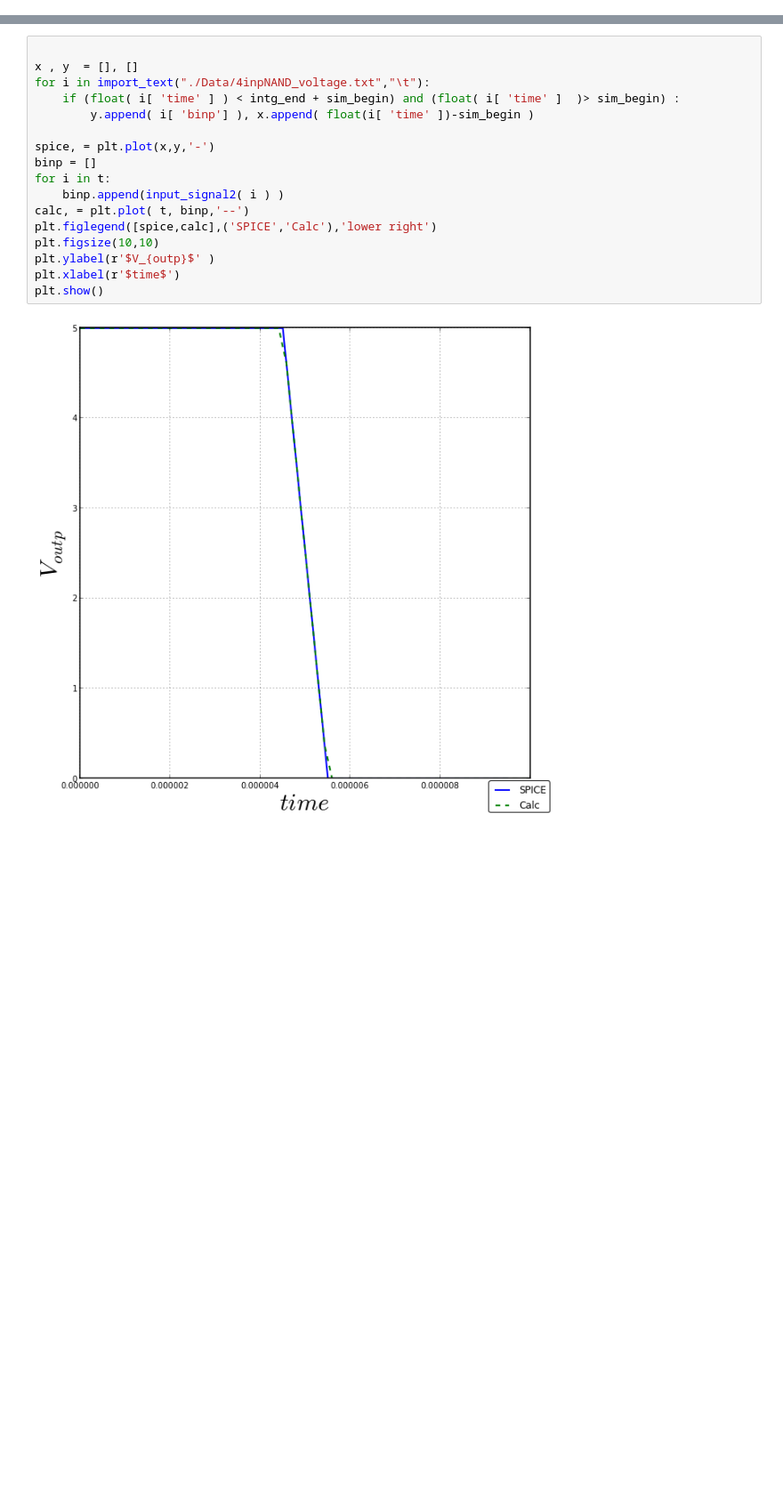
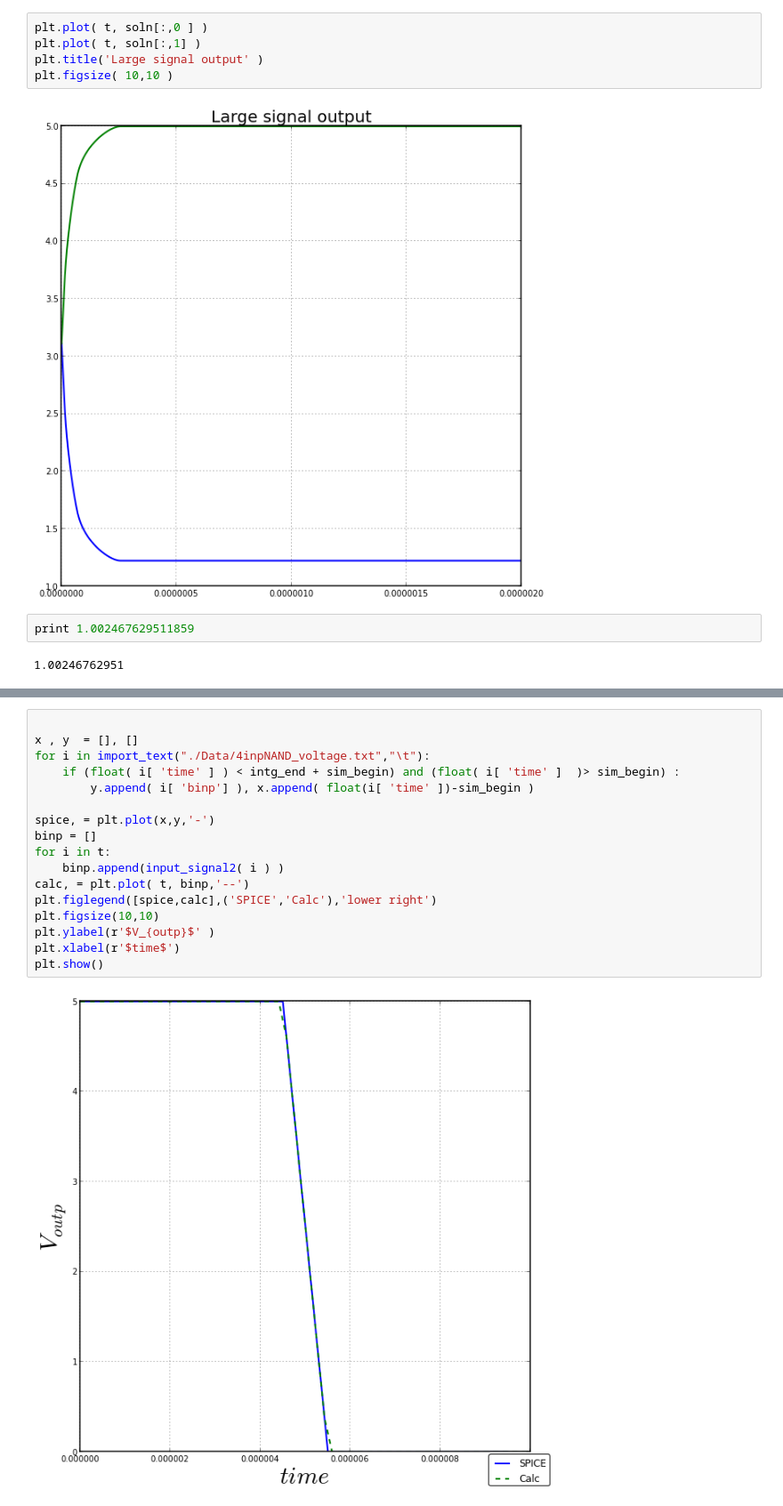
Before and after one commit to cvbrgava/ddp, a Jupyter notebook: notebook/intg_inv.ipynb, the cells around one changed output, grey strips where cells are left out. Shown: that part at 89% size. Saved outputs shown, nothing was run; the diff lists cells and outputs as text; blank space fills up the shorter version.

```diff
--- a/notebook/intg_inv.ipynb
+++ b/notebook/intg_inv.ipynb
@@ -102 +106,12 @@ soln = odeint( derv , y0 ,t )
 Integrating...
+# %%
+plt.plot( t, soln[:,0 ] )
+plt.plot( t, soln[:,1] )
+plt.title('Large signal output' )
+plt.figsize( 10,10 )
+# %% [output]
+[figure, added]
+# %%
+print 1.002467629511859
+# %% [output]
+1.00246762951
```
Also changed, not shown: parts of 9 cells of this notebook, 12 other files.
